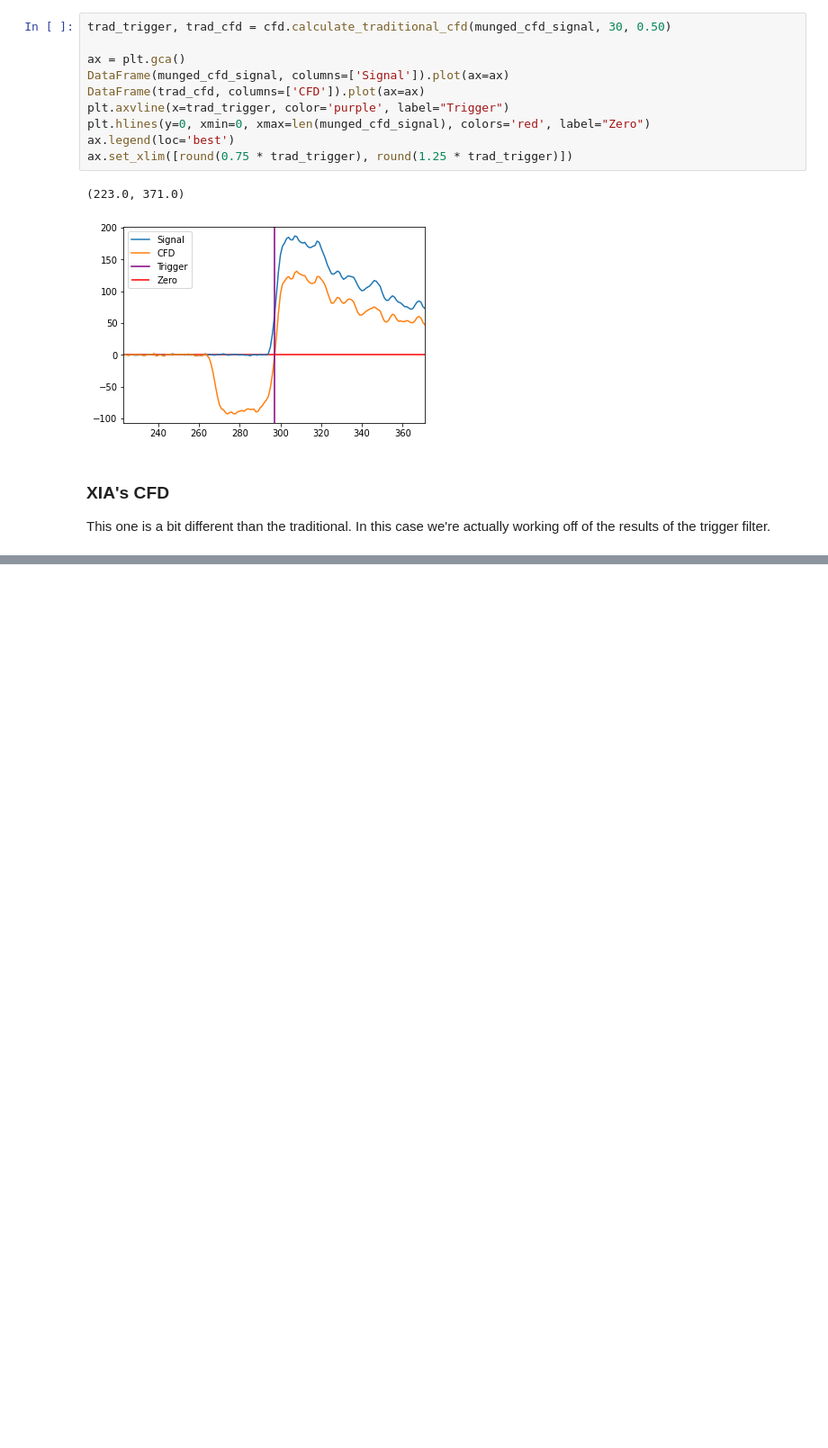
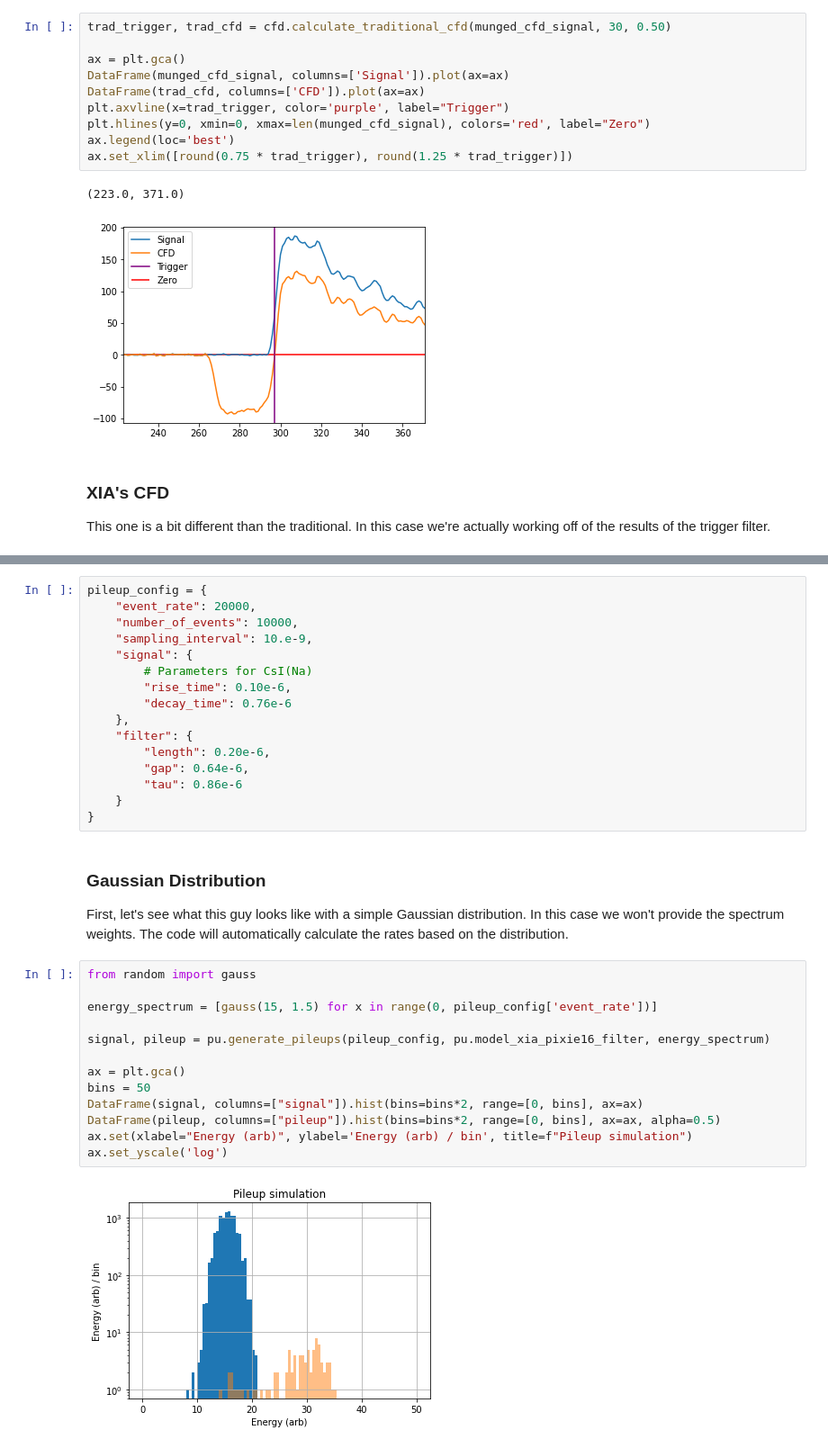
Before and after one commit to spaulaus/dsp_toolkit, a Jupyter notebook: docs/demo.ipynb, the cells around one changed output, grey strips where cells are left out. Shown: that part at 90% size. Drawn from its saved outputs; the diff is of its cells as text; blank space fills up the shorter version.

Commit message:
Updating demo with the pileup simulation.

```diff
--- a/docs/demo.ipynb
+++ b/docs/demo.ipynb
@@ -168,0 +178,36 @@ ax.set_xlim([round(0.75 * xia_trigger), round(1.25 * xia_trigger)])
+# %%
+pileup_config = {
+    "event_rate": 20000,
+    "number_of_events": 10000,
+    "sampling_interval": 10.e-9,
+    "signal": {
+        # Parameters for CsI(Na)
+        "rise_time": 0.10e-6,
+        "decay_time": 0.76e-6
+    },
+    "filter": {
+        "length": 0.20e-6,
+        "gap": 0.64e-6,
+        "tau": 0.86e-6
+    }
+}
+# %% [markdown]
+### Gaussian Distribution
+First, let's see what this guy looks like with a simple Gaussian distribution. In this case we won't
+provide the spectrum weights. The code will automatically calculate the rates based on the
+distribution.
+# %%
+from random import gauss
+
+energy_spectrum = [gauss(15, 1.5) for x in range(0, pileup_config['event_rate'])]
+
+signal, pileup = pu.generate_pileups(pileup_config, pu.model_xia_pixie16_filter, energy_spectrum)
+
+ax = plt.gca()
+bins = 50
+DataFrame(signal, columns=["signal"]).hist(bins=bins*2, range=[0, bins], ax=ax)
+DataFrame(pileup, columns=["pileup"]).hist(bins=bins*2, range=[0, bins], ax=ax, alpha=0.5)
+ax.set(xlabel="Energy (arb)", ylabel='Energy (arb) / bin', title=f"Pileup simulation")
+ax.set_yscale('log')
+# %% [output]
+[figure, added]
```
Also changed, not shown: parts of 12 cells of this notebook.
